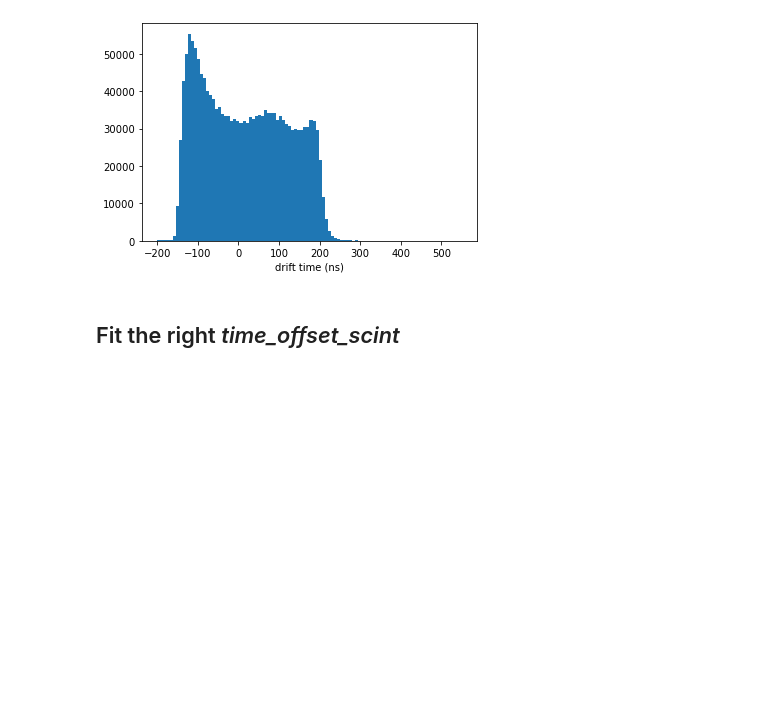
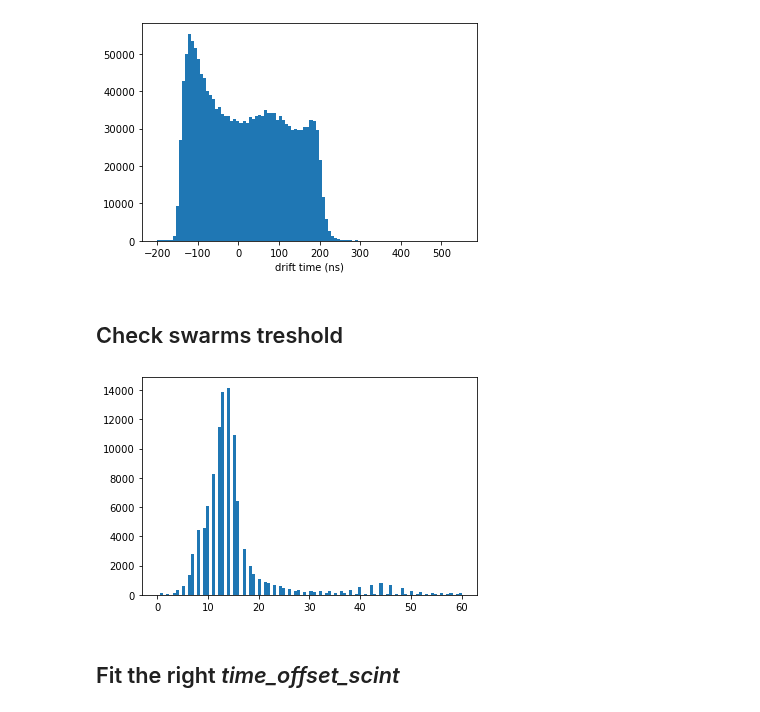
Before and after one commit to GiacomoFrn/Advanced-DQM-for-DT-detector, a Jupyter notebook: data_analysis/preprocess.ipynb, the cells around one changed output. Cells and saved outputs as stored; diff of their text form; code cells hidden in the pictures; blank space fills up the shorter version.

```diff
--- a/data_analysis/preprocess.ipynb
+++ b/data_analysis/preprocess.ipynb
@@ -66,6 +58,20 @@ plt.xlabel('drift time (ns)')
 plt.show()
 # %% [output]
 [figure]
+# %% [markdown]
+## Check swarms treshold
+# %%
+events = []
+for x in pd.unique(hits_df.ORBIT_CNT):
+    events.append(hits_df[hits_df["ORBIT_CNT"] == x])
+    events[-1] = events[-1].reset_index(drop=True)
+# %%
+eventsLength = [len(df) for df in events]
+# %%
+plt.hist(eventsLength, range = (0,60), bins = 100)
+plt.show()
+# %% [output]
+[figure, added]
 # %% [markdown]
 ## Fit the right _time_offset_scint_
 # %%
```
Also changed, not shown: parts of 1 cell of this notebook, 1 other file.
